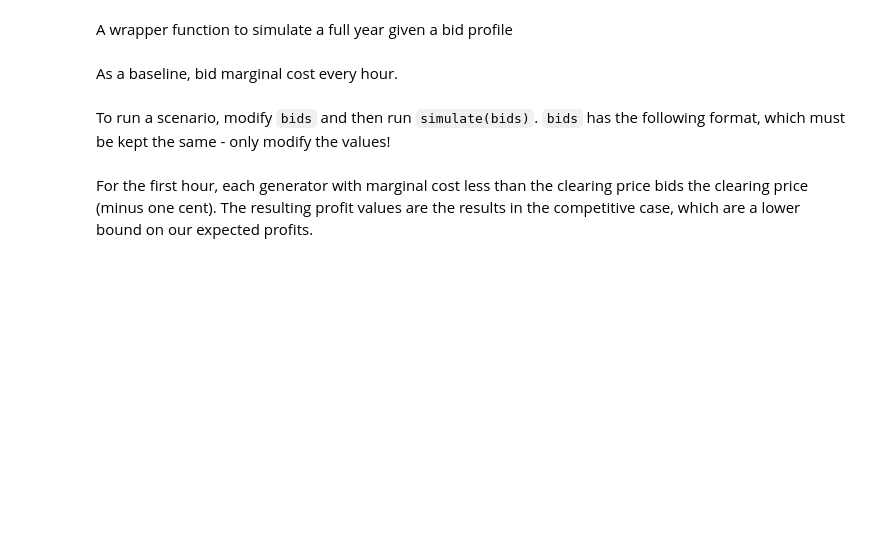
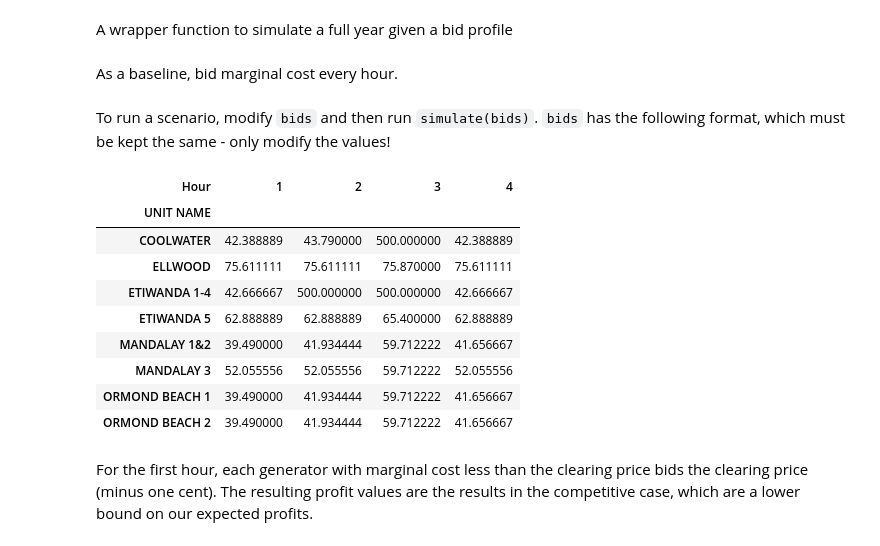
Before and after one commit to eli-brock/esg_simulator, a Jupyter notebook: esg_simulator.ipynb, the cells around one changed output. Drawn from its saved outputs; the diff is of its cells as text; code cells hidden in the pictures; blank space fills up the shorter version.

```diff
--- a/esg_simulator.ipynb
+++ b/esg_simulator.ipynb
@@ -139,4 +140,17 @@ profiles.loc[(['North', 'South'], 1), 'Load Intercept'] *= .91
 results = simulate(bids)
+# %%
+bids.loc[('South','Beachfront'),1]
+# %% [output]
+| Hour | 1 | 2 | 3 | 4 |
+| UNIT NAME |  |  |  |  |
+| COOLWATER | 42.388889 | 43.790000 | 500.000000 | 42.388889 |
+| ELLWOOD | 75.611111 | 75.611111 | 75.870000 | 75.611111 |
+| ETIWANDA 1-4 | 42.666667 | 500.000000 | 500.000000 | 42.666667 |
+| ETIWANDA 5 | 62.888889 | 62.888889 | 65.400000 | 62.888889 |
+| MANDALAY 1&2 | 39.490000 | 41.934444 | 59.712222 | 41.656667 |
+| MANDALAY 3 | 52.055556 | 52.055556 | 59.712222 | 52.055556 |
+| ORMOND BEACH 1 | 39.490000 | 41.934444 | 59.712222 | 41.656667 |
+| ORMOND BEACH 2 | 39.490000 | 41.934444 | 59.712222 | 41.656667 |
 # %% [markdown]
 For the first hour, each generator with marginal cost less than the clearing price bids the clearing price (minus one cent). The resulting profit values are the results in the competitive case, which are a lower bound on our expected profits.
 # %%
```
Also changed, not shown: parts of 7 cells of this notebook.
